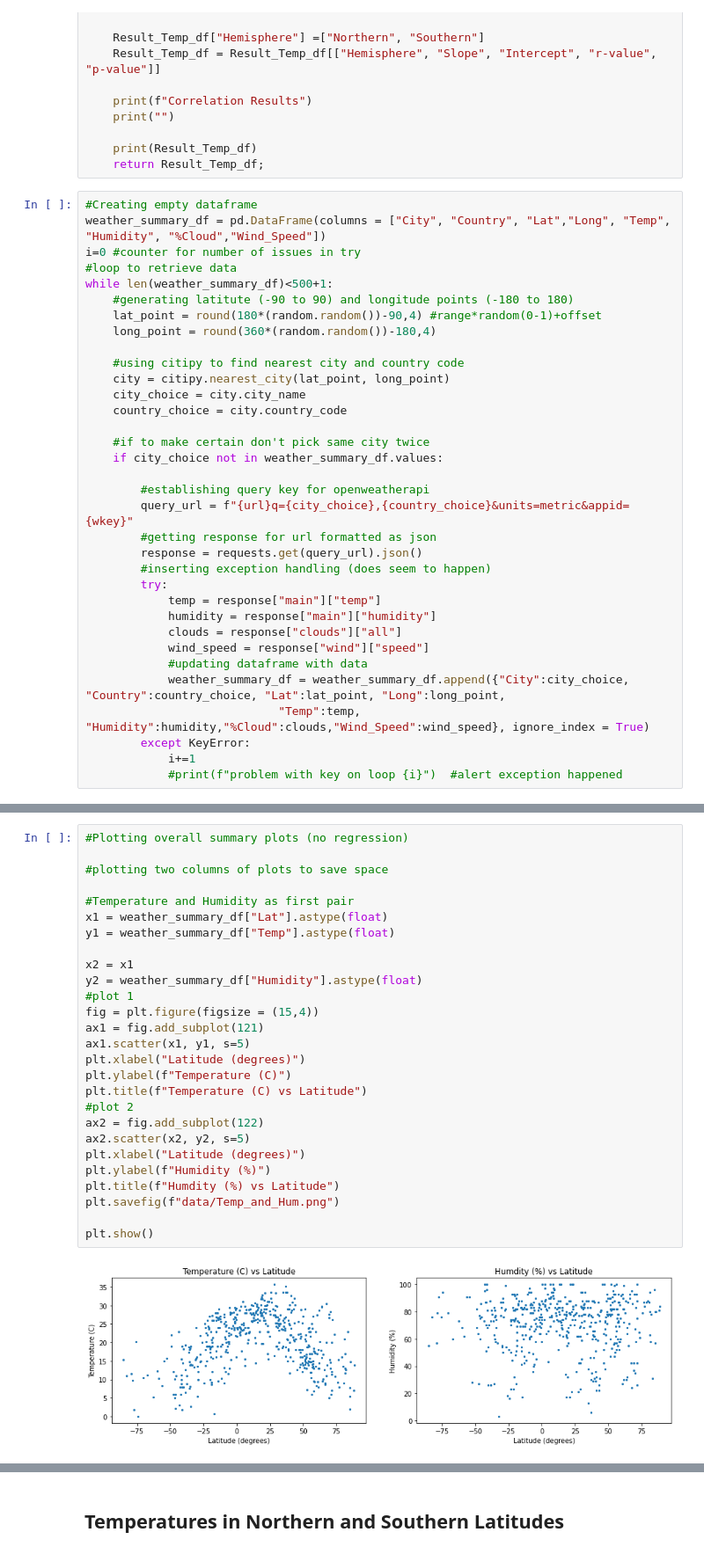
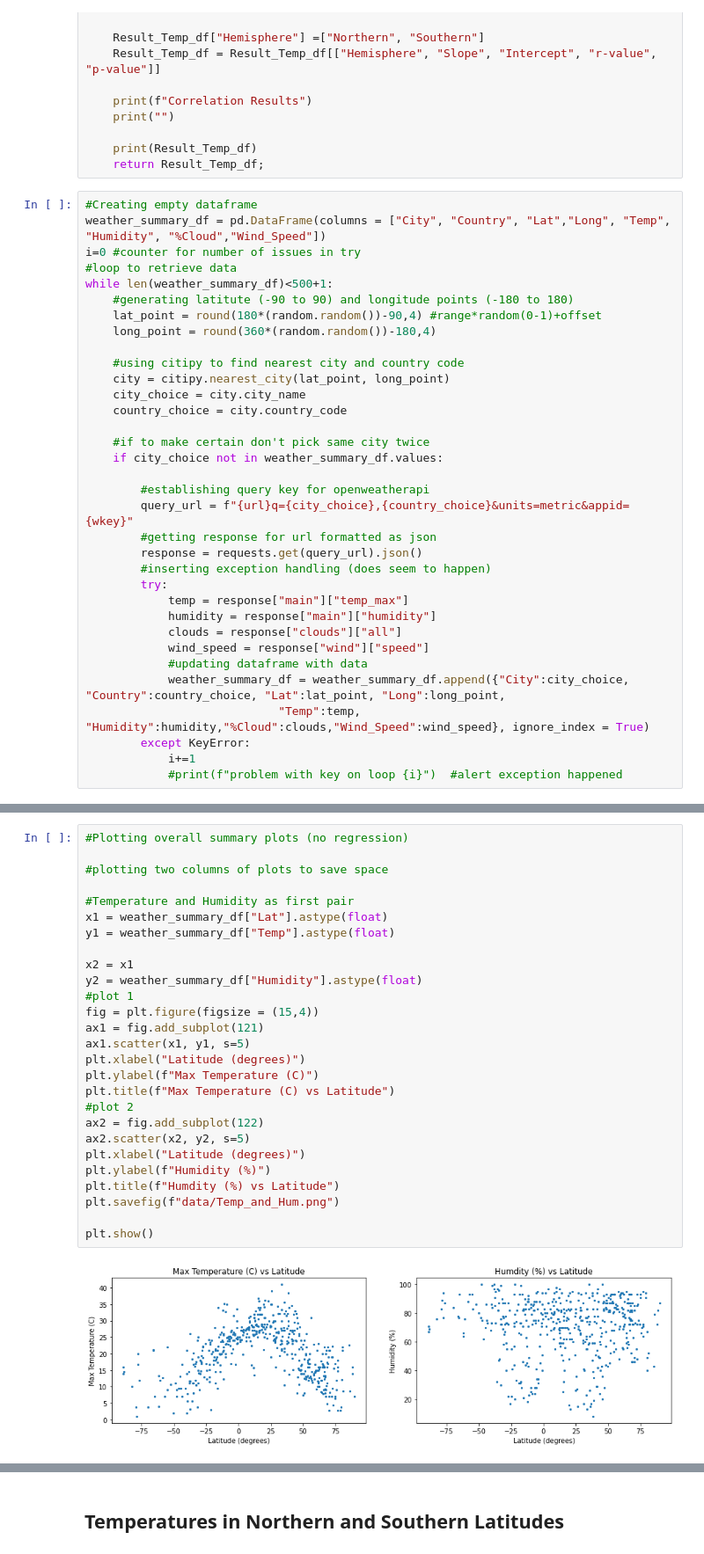
Before and after one commit to j2browns/Python-API, a Jupyter notebook: WeatherPy/WeatherPy.ipynb, the cells around one changed output, grey strips where cells are left out. Shown at 88% size. Cells and saved outputs as stored; diff of their text form.

```diff
--- a/WeatherPy/WeatherPy.ipynb
+++ b/WeatherPy/WeatherPy.ipynb
@@ -103,7 +103,7 @@ while len(weather_summary_df)<500+1:
         response = requests.get(query_url).json()
         #inserting exception handling (does seem to happen)
         try:
-            temp = response["main"]["temp"]
+            temp = response["main"]["temp_max"]
             humidity = response["main"]["humidity"]
             clouds = response["clouds"]["all"]
             wind_speed = response["wind"]["speed"]
@@ -141,32 +141,32 @@ Table of Results, Including City and Country with Weather Conditions
 # %%
 #Plotting overall summary plots (no regression)
 
 #plotting two columns of plots to save space
 
 #Temperature and Humidity as first pair
 x1 = weather_summary_df["Lat"].astype(float)
 y1 = weather_summary_df["Temp"].astype(float)
 
 x2 = x1
 y2 = weather_summary_df["Humidity"].astype(float)
 #plot 1
 fig = plt.figure(figsize = (15,4))
 ax1 = fig.add_subplot(121)
 ax1.scatter(x1, y1, s=5)
 plt.xlabel("Latitude (degrees)")
-plt.ylabel(f"Temperature (C)")
-plt.title(f"Temperature (C) vs Latitude")
+plt.ylabel(f"Max Temperature (C)")
+plt.title(f"Max Temperature (C) vs Latitude")
 #plot 2
 ax2 = fig.add_subplot(122)
 ax2.scatter(x2, y2, s=5)
 plt.xlabel("Latitude (degrees)")
 plt.ylabel(f"Humidity (%)")
 plt.title(f"Humdity (%) vs Latitude")
 plt.savefig(f"data/Temp_and_Hum.png")
 
 plt.show()
 # %% [output]
-[figure, old version]
+[figure, new version]
 # %%
 #plotting two columns of plots to save space
 
```
Also changed, not shown: parts of 13 cells of this notebook, 11 other files.
